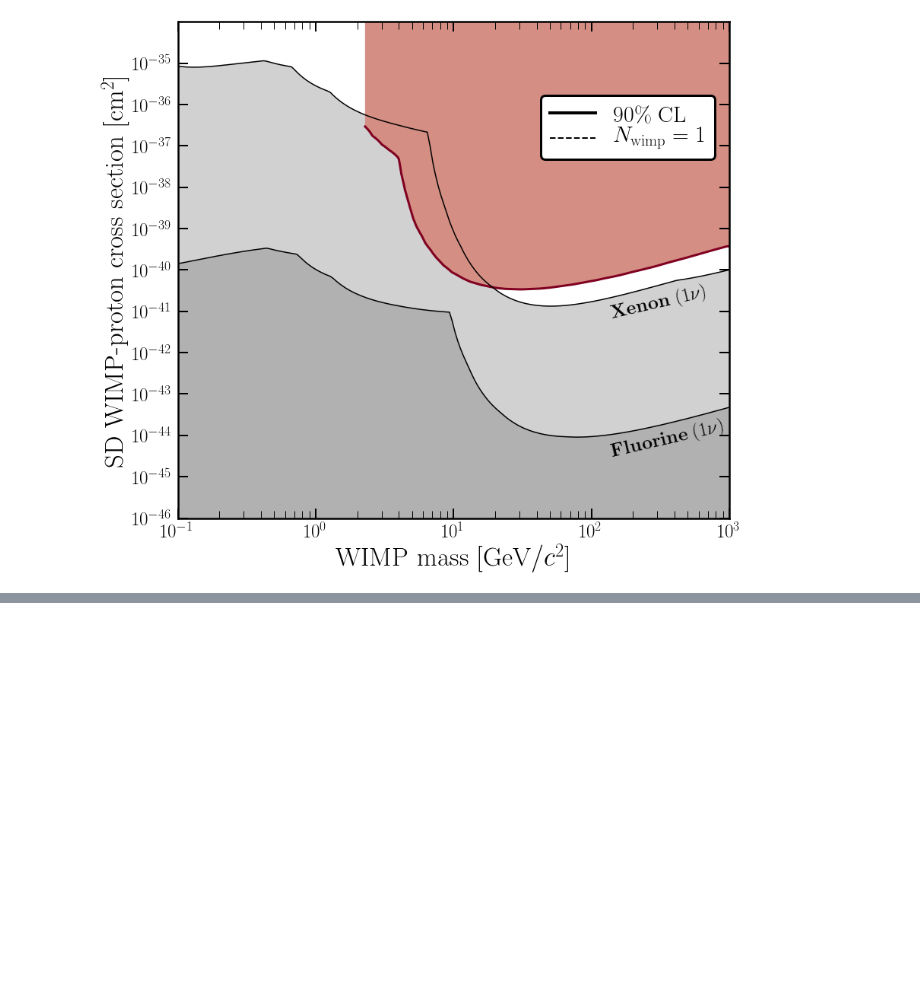
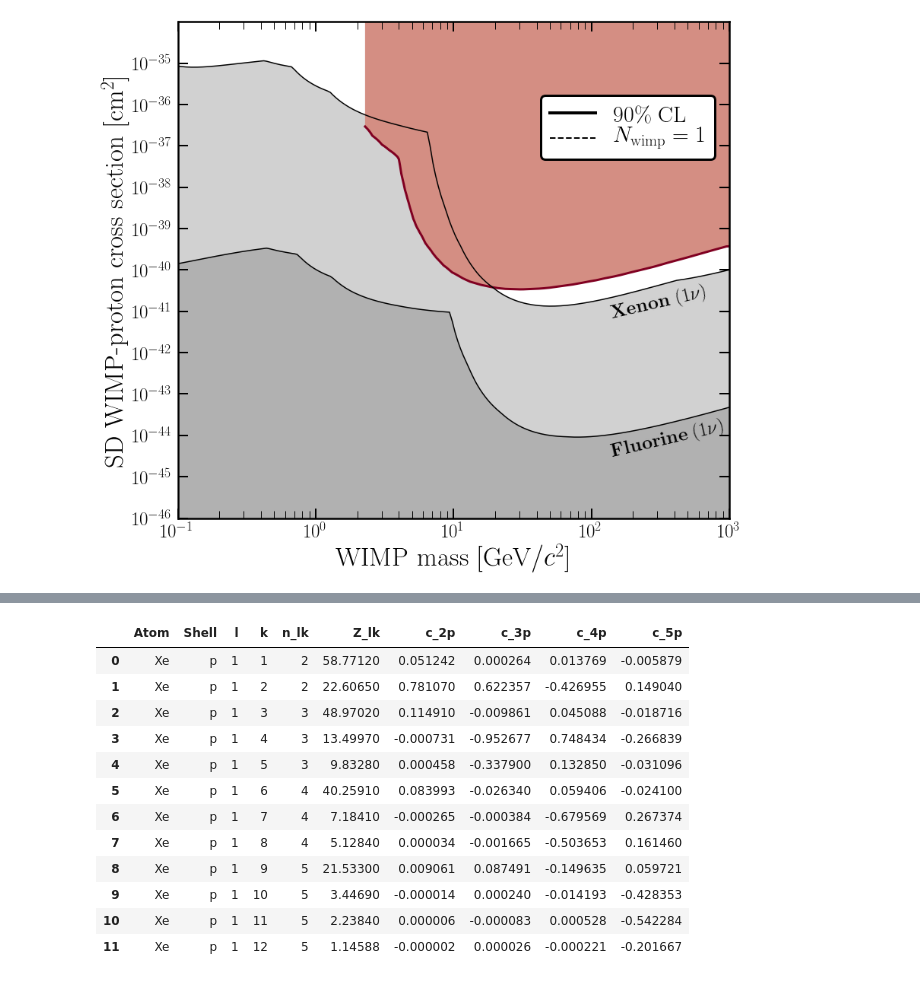
Before and after one commit to cajohare/CYGNUS, a Jupyter notebook: python/Untitled.ipynb, the cells around one changed output, grey strips where cells are left out. Saved outputs shown, nothing was run; the diff lists cells and outputs as text; code cells hidden in the pictures; blank space fills up the shorter version.

```diff
--- a/python/Untitled.ipynb
+++ b/python/Untitled.ipynb
@@ -48,0 +223,16 @@ plt.show()
+# %%
+df_p
+# %% [output]
+|  | Atom | Shell | l | k | n_lk | Z_lk | c_2p | c_3p | c_4p | c_5p |
+| 0 | Xe | p | 1 | 1 | 2 | 58.77120 | 0.051242 | 0.000264 | 0.013769 | -0.005879 |
+| 1 | Xe | p | 1 | 2 | 2 | 22.60650 | 0.781070 | 0.622357 | -0.426955 | 0.149040 |
+| 2 | Xe | p | 1 | 3 | 3 | 48.97020 | 0.114910 | -0.009861 | 0.045088 | -0.018716 |
+| 3 | Xe | p | 1 | 4 | 3 | 13.49970 | -0.000731 | -0.952677 | 0.748434 | -0.266839 |
+| 4 | Xe | p | 1 | 5 | 3 | 9.83280 | 0.000458 | -0.337900 | 0.132850 | -0.031096 |
+| 5 | Xe | p | 1 | 6 | 4 | 40.25910 | 0.083993 | -0.026340 | 0.059406 | -0.024100 |
+| 6 | Xe | p | 1 | 7 | 4 | 7.18410 | -0.000265 | -0.000384 | -0.679569 | 0.267374 |
+| 7 | Xe | p | 1 | 8 | 4 | 5.12840 | 0.000034 | -0.001665 | -0.503653 | 0.161460 |
+| 8 | Xe | p | 1 | 9 | 5 | 21.53300 | 0.009061 | 0.087491 | -0.149635 | 0.059721 |
+| 9 | Xe | p | 1 | 10 | 5 | 3.44690 | -0.000014 | 0.000240 | -0.014193 | -0.428353 |
+| 10 | Xe | p | 1 | 11 | 5 | 2.23840 | 0.000006 | -0.000083 | 0.000528 | -0.542284 |
+| 11 | Xe | p | 1 | 12 | 5 | 1.14588 | -0.000002 | 0.000026 | -0.000221 | -0.201667 |
```
Also changed, not shown: parts of 10 cells of this notebook, 4 other files.
